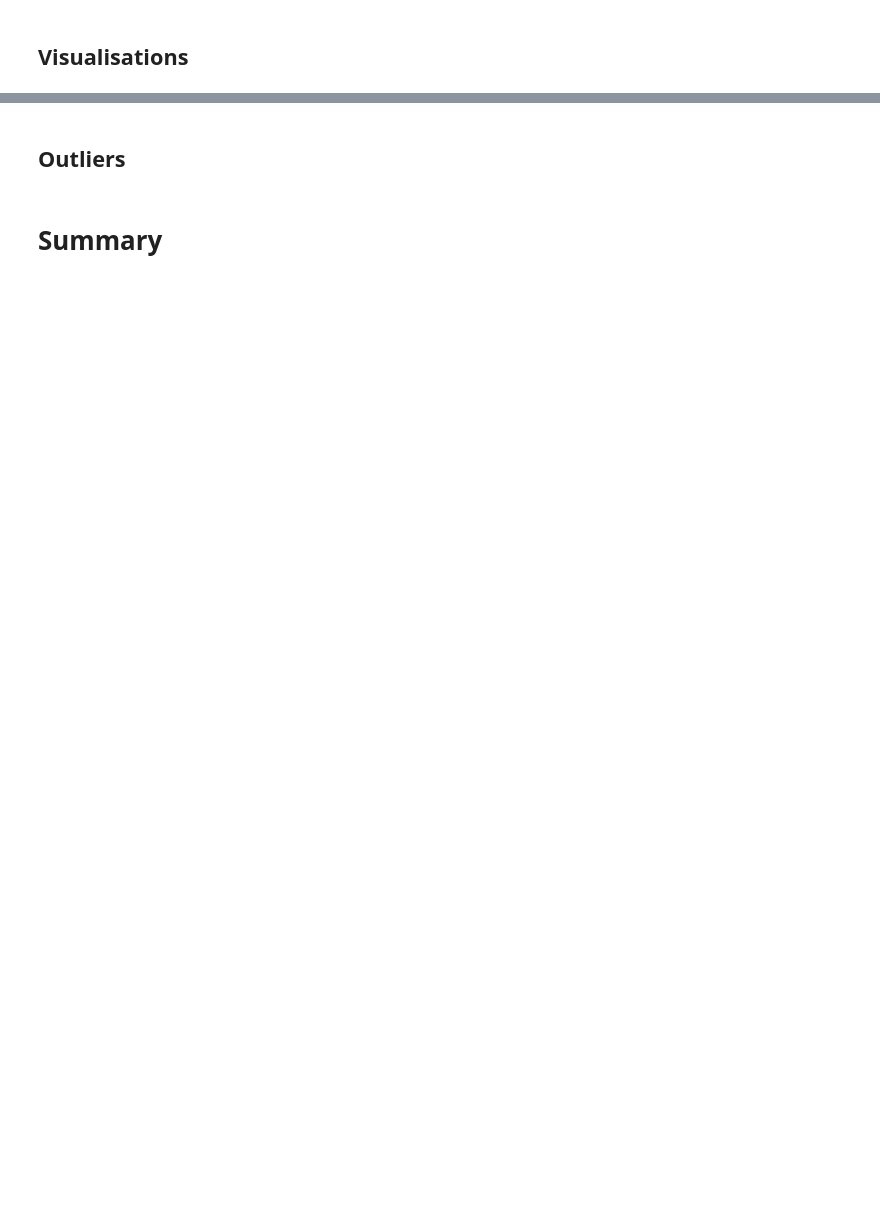
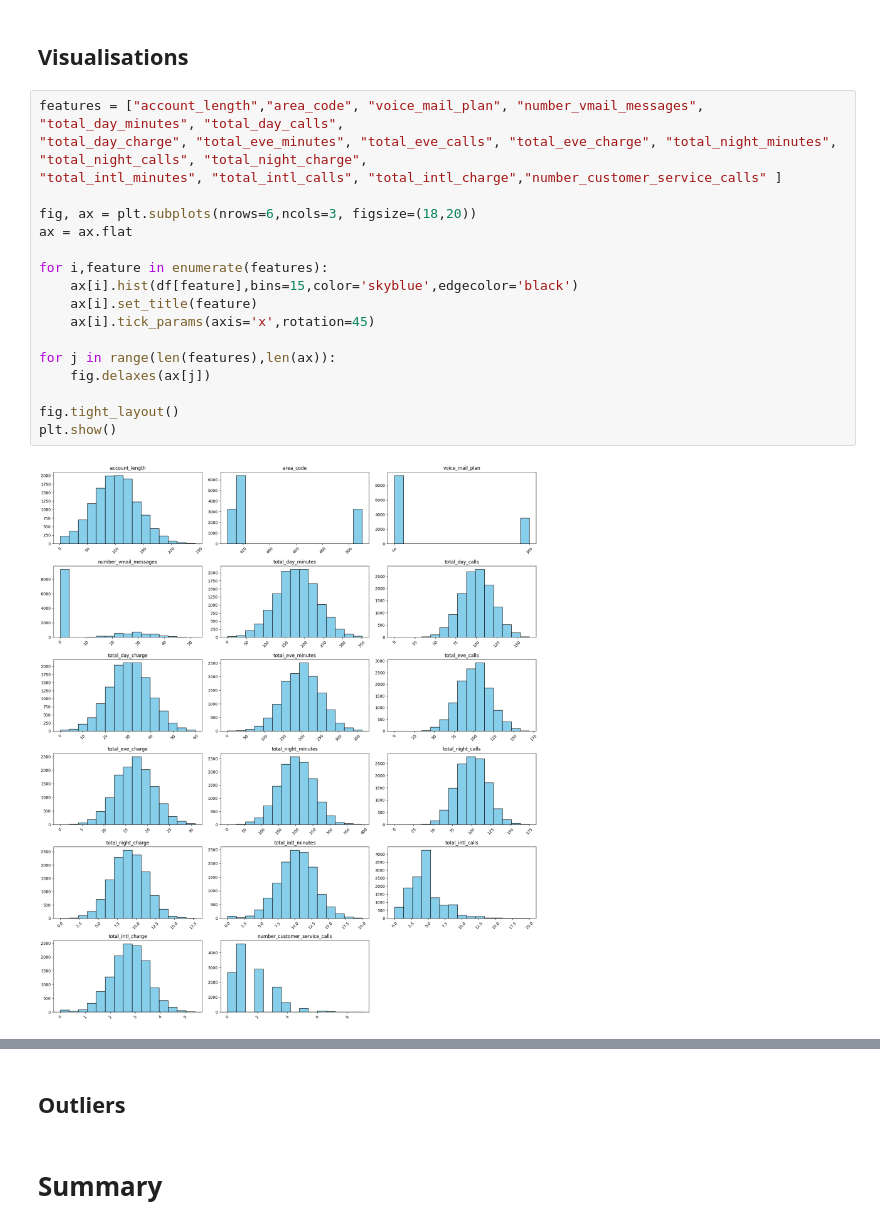
Before and after one commit to rishv1912/Customer-Churn-MLOps, a Jupyter notebook: analysis/eda.ipynb, the cells around one changed output, grey strips where cells are left out. Cells and saved outputs as stored; diff of their text form; blank space fills up the shorter version.

Commit message:
dod visualisation

```diff
--- a/analysis/eda.ipynb
+++ b/analysis/eda.ipynb
@@ -128,2 +163,22 @@ obj_cols = df.select_dtypes(include=['object'])
 # %% [markdown]
 ## Visualisations
+# %%
+features = ["account_length","area_code", "voice_mail_plan", "number_vmail_messages", "total_day_minutes", "total_day_calls",
+"total_day_charge", "total_eve_minutes", "total_eve_calls", "total_eve_charge", "total_night_minutes", "total_night_calls", "total_night_charge",
+"total_intl_minutes", "total_intl_calls", "total_intl_charge","number_customer_service_calls" ]
+
+fig, ax = plt.subplots(nrows=6,ncols=3, figsize=(18,20))
+ax = ax.flat
+
+for i,feature in enumerate(features):
+    ax[i].hist(df[feature],bins=15,color='skyblue',edgecolor='black')
+    ax[i].set_title(feature)
+    ax[i].tick_params(axis='x',rotation=45)
+
+for j in range(len(features),len(ax)):
+    fig.delaxes(ax[j])
+
+fig.tight_layout()
+plt.show()
+# %% [output]
+[figure, added]
```
Also changed, not shown: parts of 24 cells of this notebook, 1 other file.
